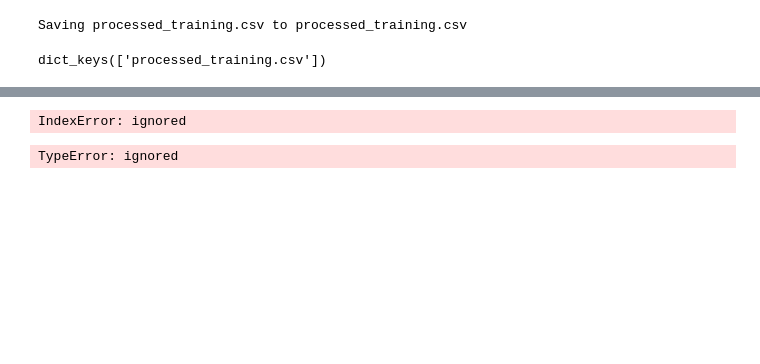
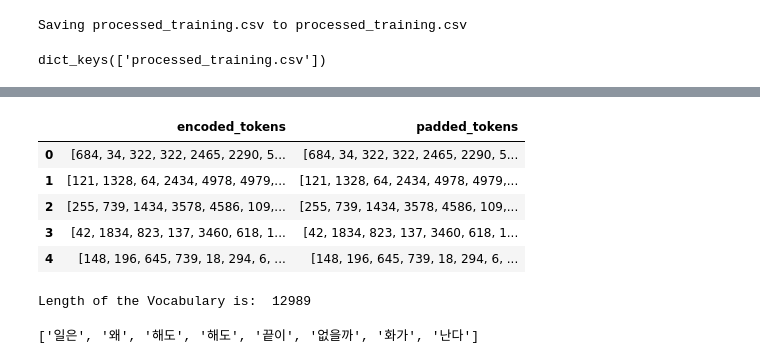
Before and after one commit to andrewdk1123/KoSentiment, a Jupyter notebook: Simple_RNN_for_Sentiment_Analysis.ipynb, the cells around one changed output, grey strips where cells are left out. Saved outputs shown, nothing was run; the diff lists cells and outputs as text; code cells hidden in the pictures; blank space fills up the shorter version.

```diff
--- a/Simple_RNN_for_Sentiment_Analysis.ipynb
+++ b/Simple_RNN_for_Sentiment_Analysis.ipynb
@@ -352,25 +70,0 @@ mask = (input_data != 0).float()
-# %%
-embedding_layer = model.embedding
-
-# Create an interpretation object
-lig = LayerIntegratedGradients(model, embedding_layer)
-
-# Prepare baseline data
-baseline_data = torch.zeros_like(input_data)
-
-# Compute Attributions with the mask
-attributions, delta = lig.attribute(input_data, baseline_data, target=target_class, additional_forward_args=(mask,))
-# %% [output]
-IndexError: ignored
-# %%
-# Step 6: Visualize Attributions
-# Convert attributions to word importances for visualization
-word_importances = [visualization.format_word_importances(attr) for attr in attributions]
-
-# Visualize using Captum's text visualization
-visualization.visualize_text(word_importances)
-
-# Optionally, you can print the convergence delta
-print(f"Convergence Delta: {delta.item()}")
-# %% [output]
-TypeError: ignored
@@ -376,0 +74,50 @@ TypeError: ignored
+# %%
+import ast
+
+# Convert the string representation of the list to an actual list
+train_data['cleaned_tokens'] = train_data['cleaned_tokens'].apply(ast.literal_eval)
+test_data['cleaned_tokens'] = test_data['cleaned_tokens'].apply(ast.literal_eval)
+# %%
+# Flatten the list of tokens
+all_tokens = train_data['cleaned_tokens'].explode()
+
+# Build a vocabulary using Counter
+vocab = Counter(all_tokens)
+
+# Create word-to-index and index-to-word dictionaries
+word_to_index = {word: index + 1 for index, (word, _) in enumerate(vocab.most_common())}
+index_to_word = {index: word for word, index in word_to_index.items()}
+
+# Add a special token for padding with index 0
+word_to_index['<PAD>'] = 0
+index_to_word[0] = '<PAD>'
+
+# Encode tokens using the word-to-index dictionary
+train_data['encoded_tokens'] = train_data['cleaned_tokens'].apply(lambda tokens: [word_to_index[token] for token in tokens])
+
+# Pad sequences to a specific length (adjust maxlen as needed)
+maxlen = 20
+padded_tokens = pad_sequence([torch.tensor(tokens) for tokens in train_data['encoded_tokens']], batch_first=True, padding_value=word_to_index['<PAD>']).tolist()
+train_data['padded_tokens'] = [list(tokens) for tokens in padded_tokens]
+# %%
+train_data.iloc[:,-2:].head()
+# %% [output]
+|  | encoded_tokens | padded_tokens |
+| 0 | [684, 34, 322, 322, 2465, 2290, 5... | [684, 34, 322, 322, 2465, 2290, 5... |
+| 1 | [121, 1328, 64, 2434, 4978, 4979,... | [121, 1328, 64, 2434, 4978, 4979,... |
+| 2 | [255, 739, 1434, 3578, 4586, 109,... | [255, 739, 1434, 3578, 4586, 109,... |
+| 3 | [42, 1834, 823, 137, 3460, 618, 1... | [42, 1834, 823, 137, 3460, 618, 1... |
+| 4 | [148, 196, 645, 739, 18, 294, 6, ... | [148, 196, 645, 739, 18, 294, 6, ... |
+# %%
+print("Length of the Vocabulary is: ", len(vocab))
+# %% [output]
+Length of the Vocabulary is:  12989
+# %%
+# Example: Reconstruct tokens for the first row
+example_row_index = 0
+reconstructed_tokens = [index_to_word[index] for index in train_data.loc[example_row_index, 'padded_tokens'] if index != 0]
+
+# Display the reconstructed tokens
+print(reconstructed_tokens)
+# %% [output]
+['일은', '왜', '해도', '해도', '끝이', '없을까', '화가', '난다']
```
Also changed, not shown: parts of 28 cells of this notebook.
